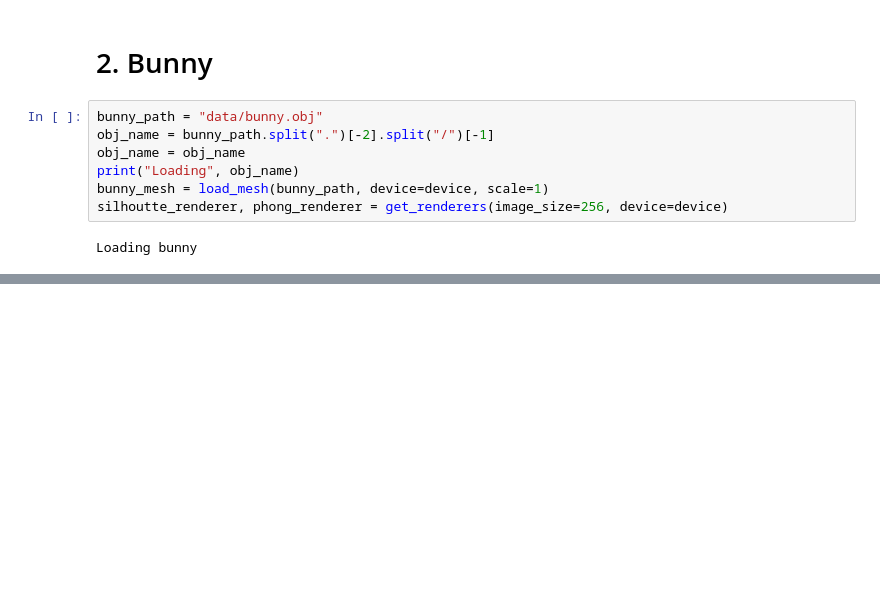
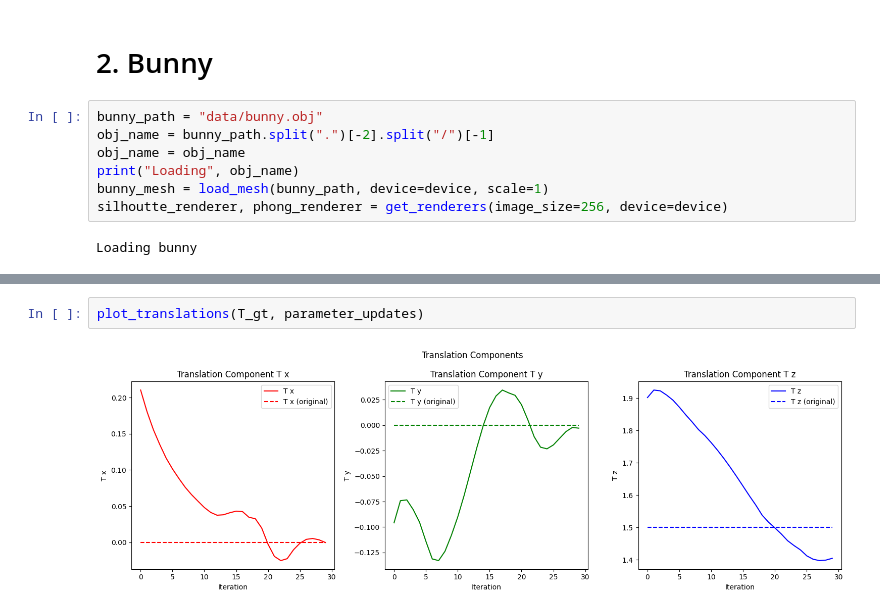
Before and after one commit to Abhinav7R/6DOF-Pose-Estimation, a Jupyter notebook: quaternion_6dof.ipynb, the cells around one changed output, grey strips where cells are left out. Drawn from its saved outputs; the diff is of its cells as text; blank space fills up the shorter version.

```diff
--- a/quaternion_6dof.ipynb
+++ b/quaternion_6dof.ipynb
@@ -227,0 +233,4 @@ iteration: 9, loss: 7889.71875
+# %%
+plot_translations(T_gt, parameter_updates)
+# %% [output]
+[figure, added]
```
Also changed, not shown: parts of 5 cells of this notebook, 7 other files.
